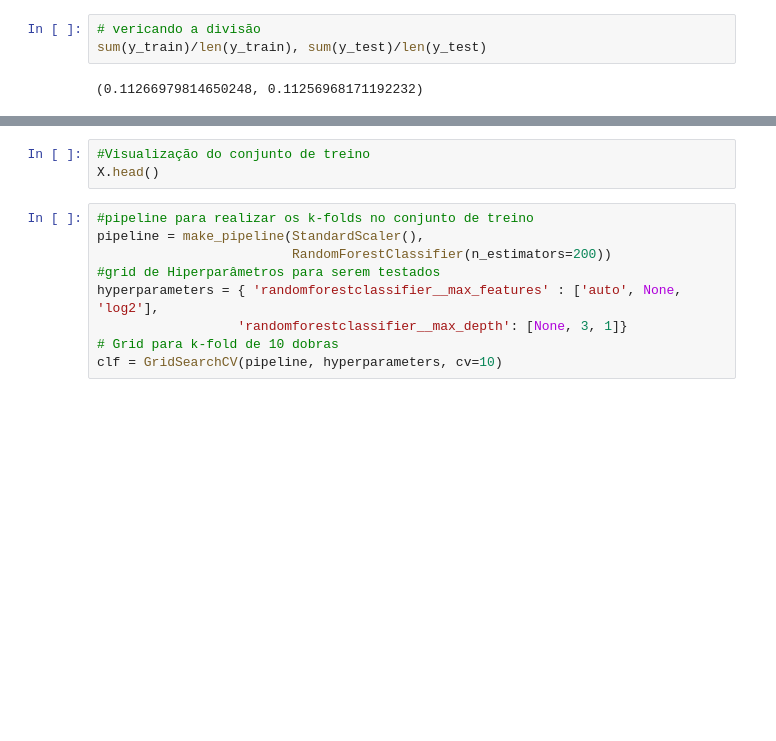
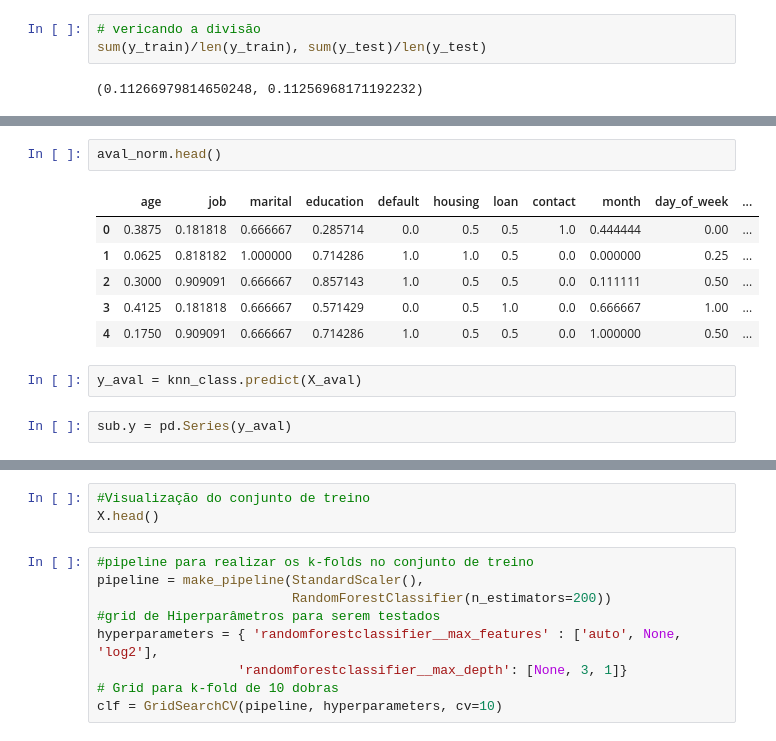
Before and after one commit to a2cds/ocean-python, a Jupyter notebook: ciencia_de_dados.ipynb, the cells around one changed output, grey strips where cells are left out. Drawn from its saved outputs; the diff is of its cells as text; blank space fills up the shorter version.

```diff
--- a/ciencia_de_dados.ipynb
+++ b/ciencia_de_dados.ipynb
@@ -180,0 +231,13 @@ df2.head()
+# %%
+aval_norm.head()
+# %% [output]
+|  | age | job | marital | education | default | housing | loan | contact | month | day_of_week | ... |
+| 0 | 0.3875 | 0.181818 | 0.666667 | 0.285714 | 0.0 | 0.5 | 0.5 | 1.0 | 0.444444 | 0.00 | ... |
+| 1 | 0.0625 | 0.818182 | 1.000000 | 0.714286 | 1.0 | 1.0 | 0.5 | 0.0 | 0.000000 | 0.25 | ... |
+| 2 | 0.3000 | 0.909091 | 0.666667 | 0.857143 | 1.0 | 0.5 | 0.5 | 0.0 | 0.111111 | 0.50 | ... |
+| 3 | 0.4125 | 0.181818 | 0.666667 | 0.571429 | 0.0 | 0.5 | 1.0 | 0.0 | 0.666667 | 1.00 | ... |
+| 4 | 0.1750 | 0.909091 | 0.666667 | 0.714286 | 1.0 | 0.5 | 0.5 | 0.0 | 1.000000 | 0.50 | ... |
+# %%
+y_aval = knn_class.predict(X_aval)
+# %%
+sub.y = pd.Series(y_aval)
```
Also changed, not shown: parts of 17 cells of this notebook.
